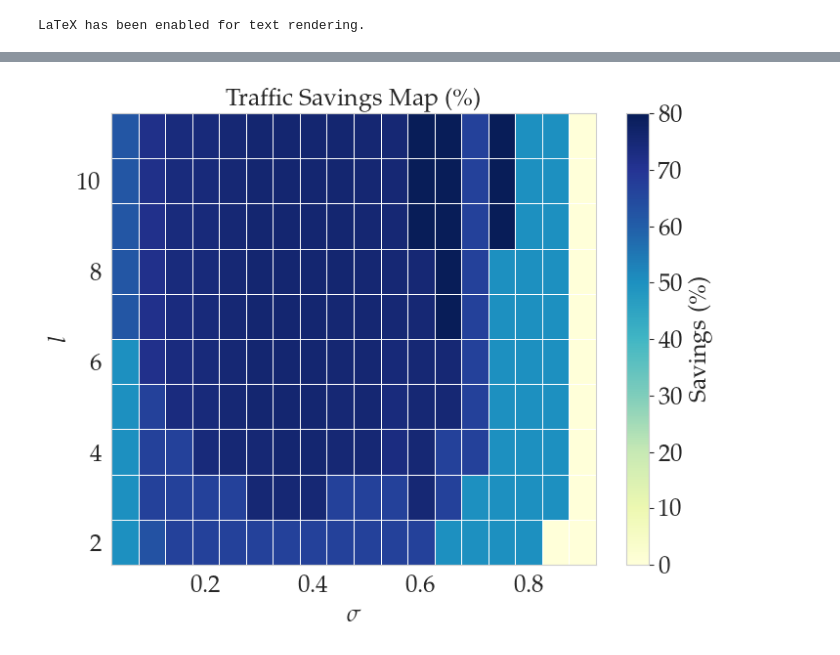
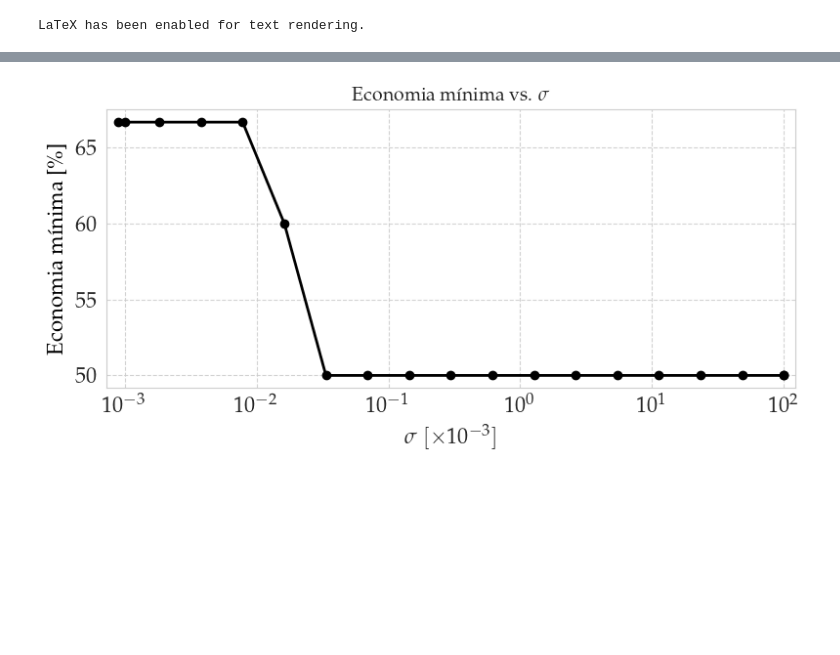
Before and after one commit to andel-vitorio/event-based-control, a Jupyter notebook: PETC for LIT Systems/TrafficModelAnalyzer.ipynb, the cells around one changed output, grey strips where cells are left out. Drawn from its saved outputs; the diff is of its cells as text; code cells hidden in the pictures; blank space fills up the shorter version.

```diff
--- a/PETC for LIT Systems/TrafficModelAnalyzer.ipynb
+++ b/PETC for LIT Systems/TrafficModelAnalyzer.ipynb
@@ -133,8 +37,0 @@ def plot_cycles_transition(df_filtered: pd.DataFrame, target_l: Optional[int] =
-# %%
-data_file_path: str = 'etc-traffic-logs/single_matrix/kmax5.csv'
-target_l: int = 3
-df_raw = pd.read_csv(data_file_path)
-print(f"Dataset '{data_file_path}' successfully loaded into memory.")
-
-df_filtered = df_raw[df_raw['l_word'] == target_l]
-plot_cycles_transition(df_raw, None, output_dir=None)
@@ -171,4 +117,9 @@ def plot_traffic_savings_heatmap(df_filtered: pd.DataFrame) -> None:
 # %%
-plot_traffic_savings_heatmap(df_raw)
+%matplotlib inline
+
+log_file: str = 'etc-traffic-logs/double_matrix/kmax15_tmp.csv'
+data = pd.read_csv(log_file)
+plot_traffic_savings(data, x_col='eps_tr', x_label=r'$\sigma$',
+                     fixed_col='l_word', fixed_val=2, log_x=True)
 # %% [output]
-[figure, old version]
+[figure, new version]
```
Also changed, not shown: parts of 12 cells of this notebook, 10 other files.
